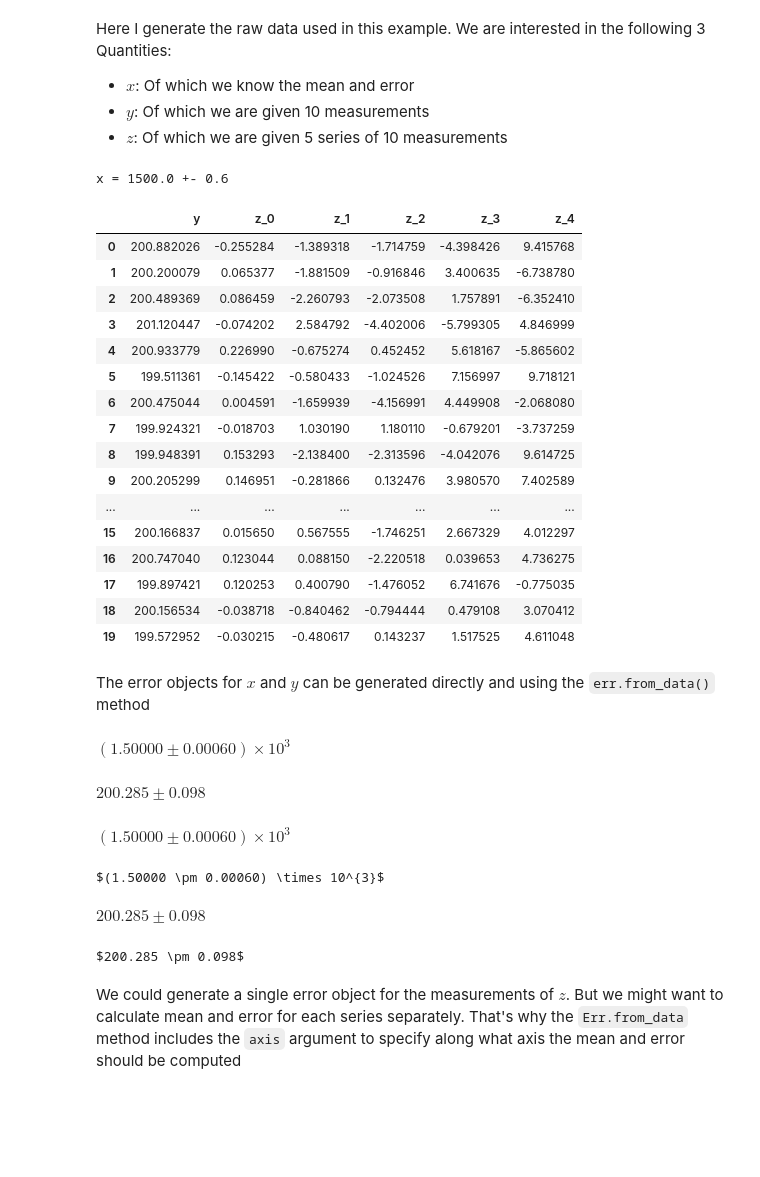
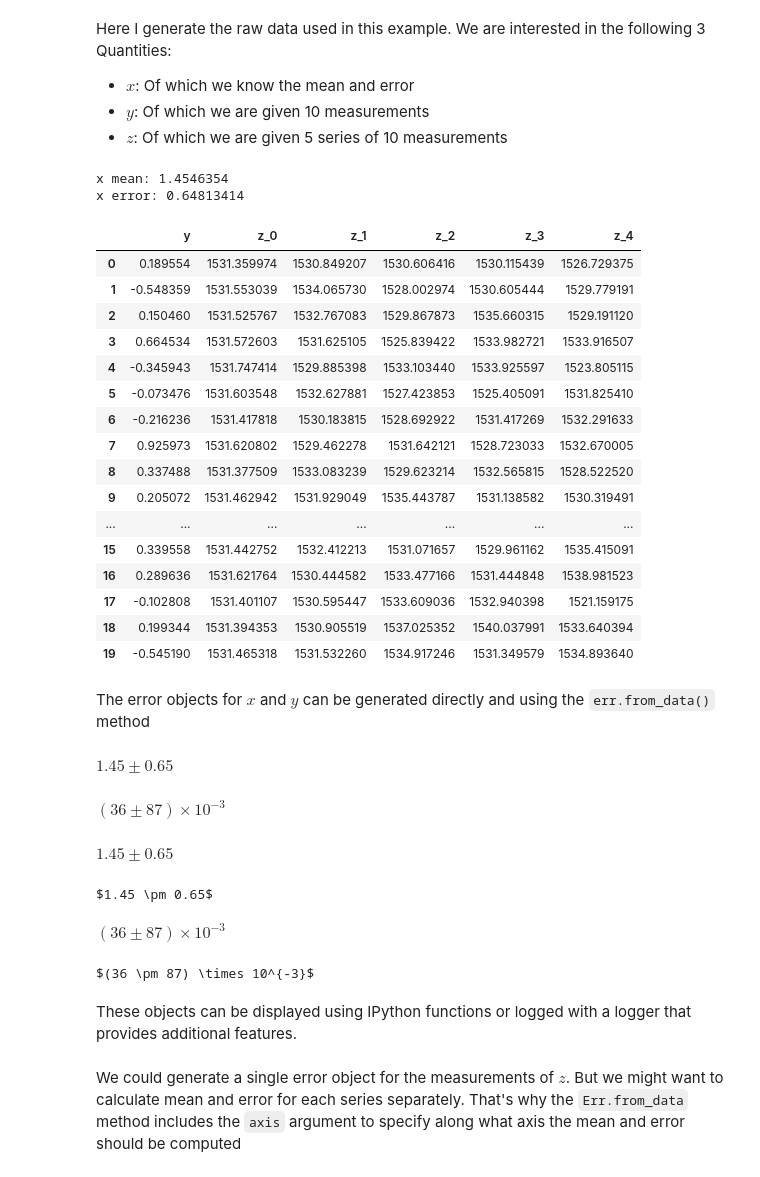
Before and after one commit to SecretGmG/PhysicsTool, a Jupyter notebook: examples.ipynb, the cells around one changed output. Drawn from its saved outputs; the diff is of its cells as text; code cells hidden in the pictures; blank space fills up the shorter version.

```diff
--- a/examples.ipynb
+++ b/examples.ipynb
@@ -13,58 +33,57 @@ We are interested in the following 3 Quantities:
  - $y$: Of which we are given 10 measurements
  - $z$: Of which we are given 5 series of 10 measurements
 # %%
-x_center = 1500.0
-y_center = 200.0
-z_center = 0.000015
+x_center = 1.4546354
+y_center = 0.0013409
+z_center = 1531.5091
 
 x_mean = x_center
-x_error = 0.6
+x_error = 0.64813414
 
 NR_MEASUREMENTS = 20
 NR_SERIES = 5
 
 y_data = np.random.standard_normal(NR_MEASUREMENTS) * 0.5 + y_center
 z_data = np.random.standard_normal((NR_SERIES, NR_MEASUREMENTS)) * np.linspace(0.1, 5, NR_SERIES)[:, None] + z_center
 
 raw_data_table = pd.DataFrame({
     'y' : y_data,
 } | {
     f'z_{i}' : col for i, col in enumerate(z_data)
 })
-print(f'x = {x_mean} +- {x_error}')
+print(f'x mean: {x_mean}\nx error: {x_error}')
 display(raw_data_table)
 # %% [output]
-x = 1500.0 +- 0.6
+x mean: 1.4546354
+x error: 0.64813414
 |  | y | z_0 | z_1 | z_2 | z_3 | z_4 |
-| 0 | 200.882026 | -0.255284 | -1.389318 | -1.714759 | -4.398426 | 9.415768 |
-| 1 | 200.200079 | 0.065377 | -1.881509 | -0.916846 | 3.400635 | -6.738780 |
-| 2 | 200.489369 | 0.086459 | -2.260793 | -2.073508 | 1.757891 | -6.352410 |
-| 3 | 201.120447 | -0.074202 | 2.584792 | -4.402006 | -5.799305 | 4.846999 |
-| 4 | 200.933779 | 0.226990 | -0.675274 | 0.452452 | 5.618167 | -5.865602 |
-| 5 | 199.511361 | -0.145422 | -0.580433 | -1.024526 | 7.156997 | 9.718121 |
-| 6 | 200.475044 | 0.004591 | -1.659939 | -4.156991 | 4.449908 | -2.068080 |
-| 7 | 199.924321 | -0.018703 | 1.030190 | 1.180110 | -0.679201 | -3.737259 |
-| 8 | 199.948391 | 0.153293 | -2.138400 | -2.313596 | -4.042076 | 9.614725 |
-| 9 | 200.205299 | 0.146951 | -0.281866 | 0.132476 | 3.980570 | 7.402589 |
+| 0 | 0.189554 | 1531.359974 | 1530.849207 | 1530.606416 | 1530.115439 | 1526.729375 |
+| 1 | -0.548359 | 1531.553039 | 1534.065730 | 1528.002974 | 1530.605444 | 1529.779191 |
+| 2 | 0.150460 | 1531.525767 | 1532.767083 | 1529.867873 | 1535.660315 | 1529.191120 |
+| 3 | 0.664534 | 1531.572603 | 1531.625105 | 1525.839422 | 1533.982721 | 1533.916507 |
+| 4 | -0.345943 | 1531.747414 | 1529.885398 | 1533.103440 | 1533.925597 | 1523.805115 |
+| 5 | -0.073476 | 1531.603548 | 1532.627881 | 1527.423853 | 1525.405091 | 1531.825410 |
+| 6 | -0.216236 | 1531.417818 | 1530.183815 | 1528.692922 | 1531.417269 | 1532.291633 |
+| 7 | 0.925973 | 1531.620802 | 1529.462278 | 1531.642121 | 1528.723033 | 1532.670005 |
+| 8 | 0.337488 | 1531.377509 | 1533.083239 | 1529.623214 | 1532.565815 | 1528.522520 |
+| 9 | 0.205072 | 1531.462942 | 1531.929049 | 1535.443787 | 1531.138582 | 1530.319491 |
 | ... | ... | ... | ... | ... | ... | ... |
-| 15 | 200.166837 | 0.015650 | 0.567555 | -1.746251 | 2.667329 | 4.012297 |
-| 16 | 200.747040 | 0.123044 | 0.088150 | -2.220518 | 0.039653 | 4.736275 |
-| 17 | 199.897421 | 0.120253 | 0.400790 | -1.476052 | 6.741676 | -0.775035 |
-| 18 | 200.156534 | -0.038718 | -0.840462 | -0.794444 | 0.479108 | 3.070412 |
-| 19 | 199.572952 | -0.030215 | -0.480617 | 0.143237 | 1.517525 | 4.611048 |
+| 15 | 0.339558 | 1531.442752 | 1532.412213 | 1531.071657 | 1529.961162 | 1535.415091 |
+| 16 | 0.289636 | 1531.621764 | 1530.444582 | 1533.477166 | 1531.444848 | 1538.981523 |
+| 17 | -0.102808 | 1531.401107 | 1530.595447 | 1533.609036 | 1532.940398 | 1521.159175 |
+| 18 | 0.199344 | 1531.394353 | 1530.905519 | 1537.025352 | 1540.037991 | 1533.640394 |
+| 19 | -0.545190 | 1531.465318 | 1531.532260 | 1534.917246 | 1531.349579 | 1534.893640 |
 # %% [markdown]
 The error objects for $x$ and $y$ can be generated directly and using the `err.from_data()` method
 # %%
 x_val = pt.Err(x_mean, x_error)
 y_val = pt.Err.from_data(y_data)
-display(x_val)
-display(y_val)
-pt.log(x_val)
-pt.log(y_val)
 # %% [output]
-$(1.50000 \pm 0.00060) \times 10^{3}$
+$1.45 \pm 0.65$
-$200.285 \pm 0.098$
+$(36 \pm 87) \times 10^{-3}$
-$(1.50000 \pm 0.00060) \times 10^{3}$
+$1.45 \pm 0.65$
-$(1.50000 \pm 0.00060) \times 10^{3}$
+$1.45 \pm 0.65$
-$200.285 \pm 0.098$
+$(36 \pm 87) \times 10^{-3}$
-$200.285 \pm 0.098$
+$(36 \pm 87) \times 10^{-3}$
+# %% [markdown]
+These objects can be displayed using IPython functions or logged with a logger that provides additional features.
```
Also changed, not shown: parts of 15 cells of this notebook, 1 other file.
